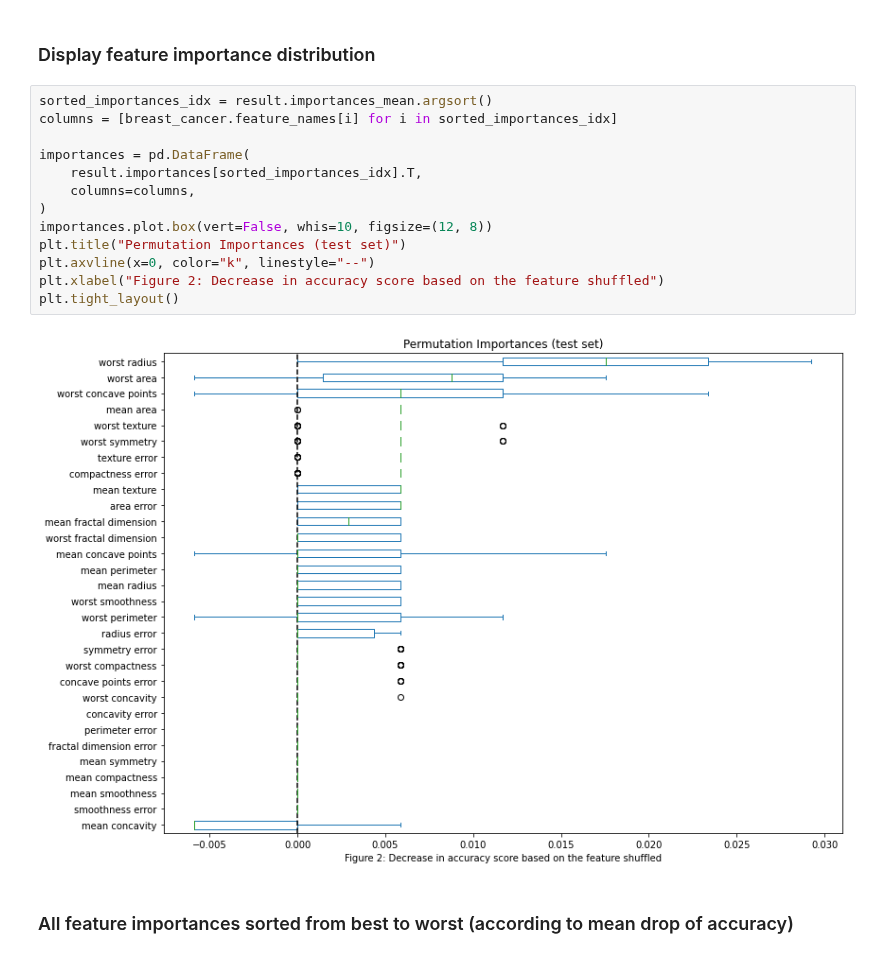
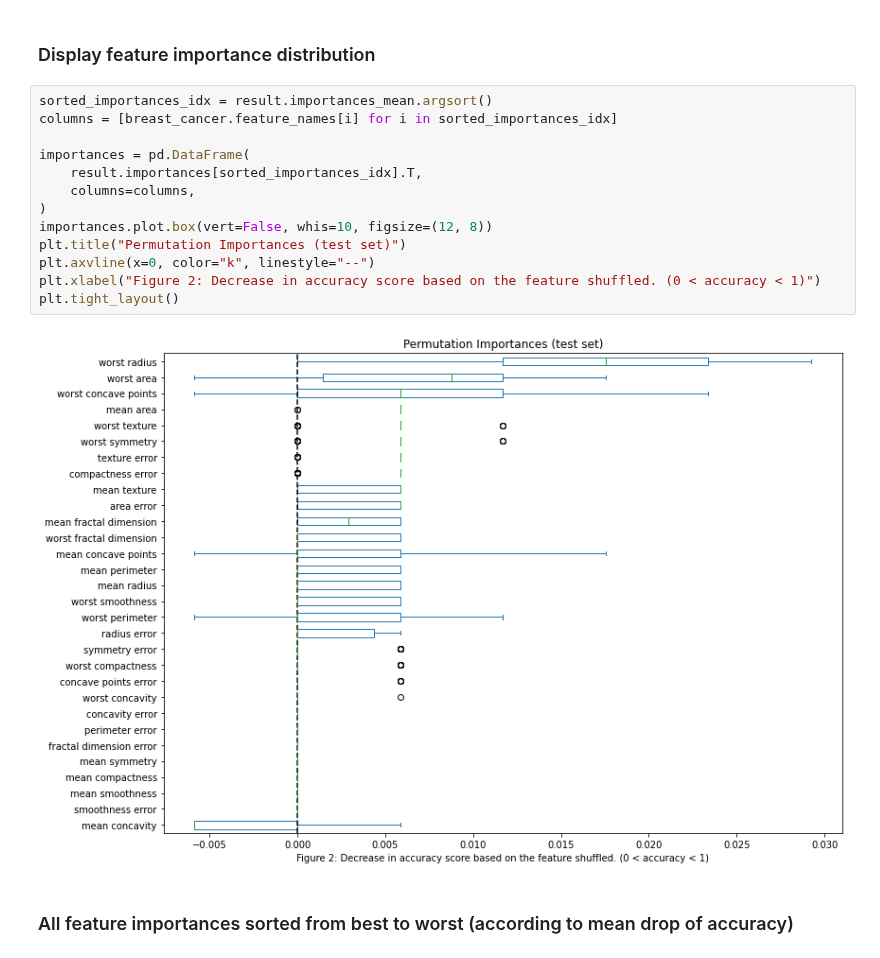
Before and after one commit to PaulQbFeng/ml_interpretability_starter_pack, a Jupyter notebook: labs_solution/permutation_importance.ipynb, the cells around one changed output. Drawn from its saved outputs; the diff is of its cells as text.

```diff
--- a/labs_solution/permutation_importance.ipynb
+++ b/labs_solution/permutation_importance.ipynb
@@ -148,18 +149,18 @@ Wall time: 7.98 s
 # %%
 sorted_importances_idx = result.importances_mean.argsort()
 columns = [breast_cancer.feature_names[i] for i in sorted_importances_idx]
 
 importances = pd.DataFrame(
     result.importances[sorted_importances_idx].T,
     columns=columns,
 )
 importances.plot.box(vert=False, whis=10, figsize=(12, 8))
 plt.title("Permutation Importances (test set)")
 plt.axvline(x=0, color="k", linestyle="--")
-plt.xlabel("Figure 2: Decrease in accuracy score based on the feature shuffled")
+plt.xlabel("Figure 2: Decrease in accuracy score based on the feature shuffled. (0 < accuracy < 1)")
 plt.tight_layout()
 # %% [output]
-[figure, old version]
+[figure, new version]
 # %% [markdown]
 ### All feature importances sorted from best to worst (according to mean drop of accuracy)
 # %%
```
Also changed, not shown: parts of 10 cells of this notebook, 1 other file.
